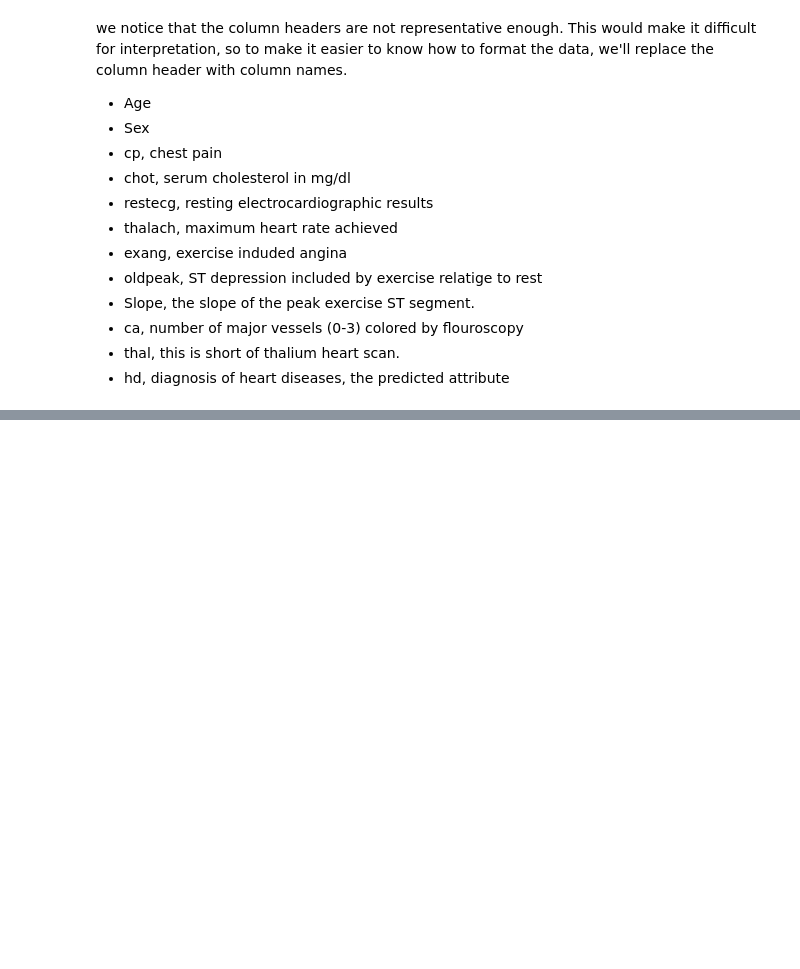
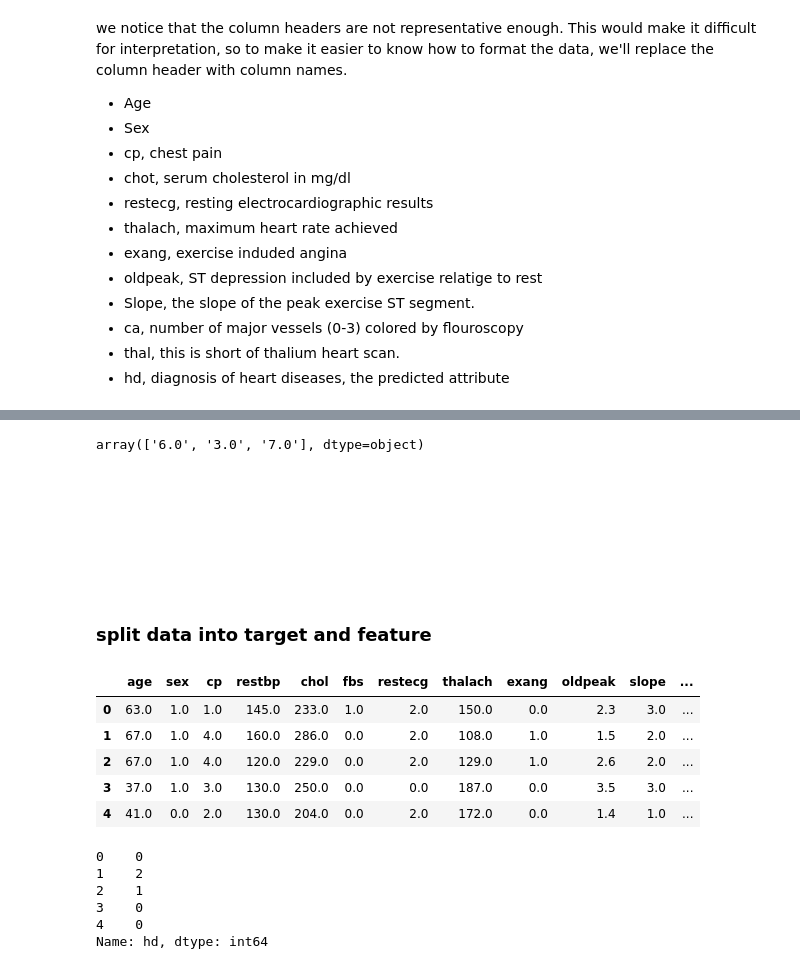
Before and after one commit to amaboh/Health_n_Life, a Jupyter notebook: heart_disease.ipynb, the cells around one changed output, grey strips where cells are left out. Cells and saved outputs as stored; diff of their text form; code cells hidden in the pictures; blank space fills up the shorter version.

```diff
--- a/heart_disease.ipynb
+++ b/heart_disease.ipynb
@@ -63,0 +119,4 @@ print(hd_df)
+# %%
+#we subset the clean data with no question marks and store it in a new df
+df_clean = hd_df.loc[(hd_df['ca'] != '?') &
+                    (hd_df['thal'] != '?')]
@@ -63,0 +137,34 @@ print(hd_df)
+# %%
+df_clean['thal'].unique()
+# %% [output]
+array(['6.0', '3.0', '7.0'], dtype=object)
+# %% [markdown]
+###
+# %% [markdown]
+###
+# %% [markdown]
+#
+# %% [markdown]
+### split data into target and feature
+# %%
+## Make a new copy of the columns used to make predictions
+X = df_clean.drop('hd', axis=1).copy()  # y = df_clean.iloc[:,:-1]
+X.head()
+# %% [output]
+|  | age | sex | cp | restbp | chol | fbs | restecg | thalach | exang | oldpeak | slope | ... |
+| 0 | 63.0 | 1.0 | 1.0 | 145.0 | 233.0 | 1.0 | 2.0 | 150.0 | 0.0 | 2.3 | 3.0 | ... |
+| 1 | 67.0 | 1.0 | 4.0 | 160.0 | 286.0 | 0.0 | 2.0 | 108.0 | 1.0 | 1.5 | 2.0 | ... |
+| 2 | 67.0 | 1.0 | 4.0 | 120.0 | 229.0 | 0.0 | 2.0 | 129.0 | 1.0 | 2.6 | 2.0 | ... |
+| 3 | 37.0 | 1.0 | 3.0 | 130.0 | 250.0 | 0.0 | 0.0 | 187.0 | 0.0 | 3.5 | 3.0 | ... |
+| 4 | 41.0 | 0.0 | 2.0 | 130.0 | 204.0 | 0.0 | 2.0 | 172.0 | 0.0 | 1.4 | 1.0 | ... |
+# %%
+#make a new copy of the target column
+y = df_clean['hd'].copy()
+y.head()
+# %% [output]
+0    0
+1    2
+2    1
+3    0
+4    0
+Name: hd, dtype: int64
```
Also changed, not shown: parts of 28 cells of this notebook.
